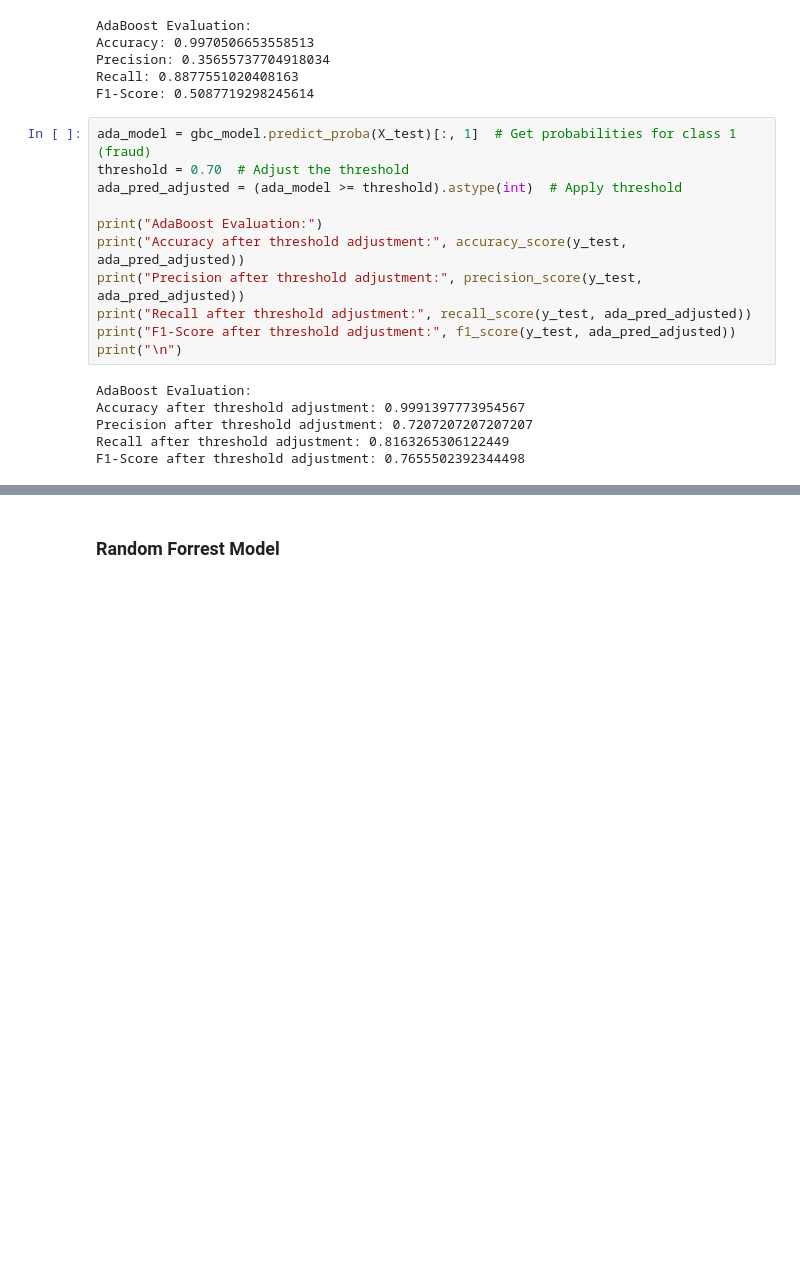
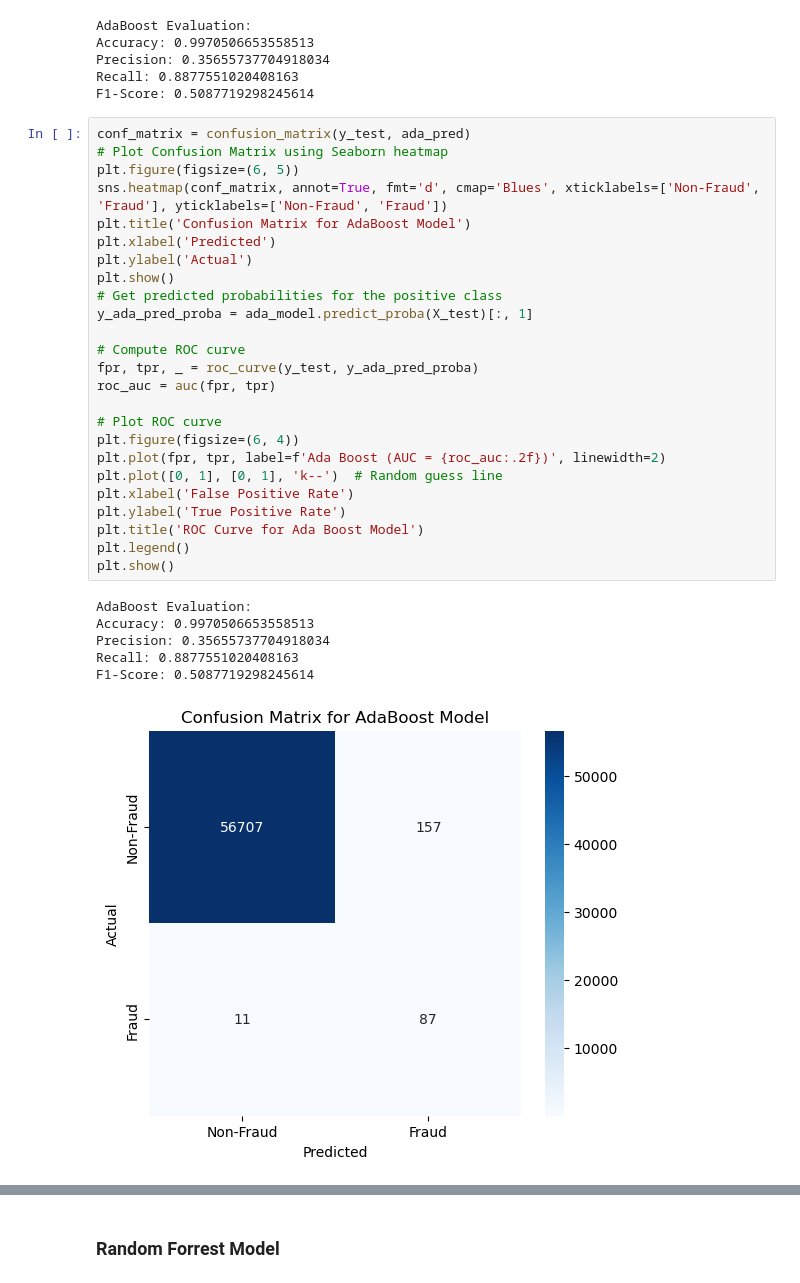
Before and after one commit to codefosu/Fraud-Detection-Using-Bagging-and-boosting-models, a Jupyter notebook: main.ipynb, the cells around one changed output, grey strips where cells are left out. Cells and saved outputs as stored; diff of their text form; blank space fills up the shorter version.

```diff
--- a/main.ipynb
+++ b/main.ipynb
@@ -253,20 +290,35 @@ Accuracy: 0.9970506653558513
 Precision: 0.35655737704918034
 Recall: 0.8877551020408163
 F1-Score: 0.5087719298245614
-# %%
-ada_model = gbc_model.predict_proba(X_test)[:, 1]  # Get probabilities for class 1 (fraud)
-threshold = 0.70  # Adjust the threshold
-ada_pred_adjusted = (ada_model >= threshold).astype(int)  # Apply threshold
-
-print("AdaBoost Evaluation:")
-print("Accuracy after threshold adjustment:", accuracy_score(y_test, ada_pred_adjusted))
-print("Precision after threshold adjustment:", precision_score(y_test, ada_pred_adjusted))
-print("Recall after threshold adjustment:", recall_score(y_test, ada_pred_adjusted))
-print("F1-Score after threshold adjustment:", f1_score(y_test, ada_pred_adjusted))
-print("\n")
-# %% [output]
-AdaBoost Evaluation:
-Accuracy after threshold adjustment: 0.9991397773954567
-Precision after threshold adjustment: 0.7207207207207207
-Recall after threshold adjustment: 0.8163265306122449
-F1-Score after threshold adjustment: 0.7655502392344498
+# %%
+conf_matrix = confusion_matrix(y_test, ada_pred)
+# Plot Confusion Matrix using Seaborn heatmap
+plt.figure(figsize=(6, 5))
+sns.heatmap(conf_matrix, annot=True, fmt='d', cmap='Blues', xticklabels=['Non-Fraud', 'Fraud'], yticklabels=['Non-Fraud', 'Fraud'])
+plt.title('Confusion Matrix for AdaBoost Model')
+plt.xlabel('Predicted')
+plt.ylabel('Actual')
+plt.show()
+# Get predicted probabilities for the positive class
+y_ada_pred_proba = ada_model.predict_proba(X_test)[:, 1]
+
+# Compute ROC curve
+fpr, tpr, _ = roc_curve(y_test, y_ada_pred_proba)
+roc_auc = auc(fpr, tpr)
+
+# Plot ROC curve
+plt.figure(figsize=(6, 4))
+plt.plot(fpr, tpr, label=f'Ada Boost (AUC = {roc_auc:.2f})', linewidth=2)
+plt.plot([0, 1], [0, 1], 'k--')  # Random guess line
+plt.xlabel('False Positive Rate')
+plt.ylabel('True Positive Rate')
+plt.title('ROC Curve for Ada Boost Model')
+plt.legend()
+plt.show()
+# %% [output]
+AdaBoost Evaluation:
+Accuracy: 0.9970506653558513
+Precision: 0.35655737704918034
+Recall: 0.8877551020408163
+F1-Score: 0.5087719298245614
+[figure, added]
```
Also changed, not shown: parts of 9 cells of this notebook.
